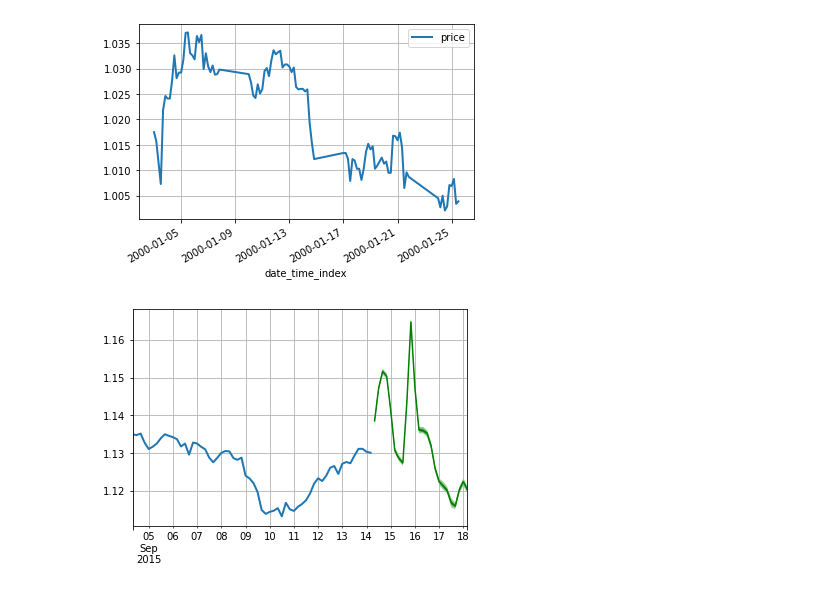
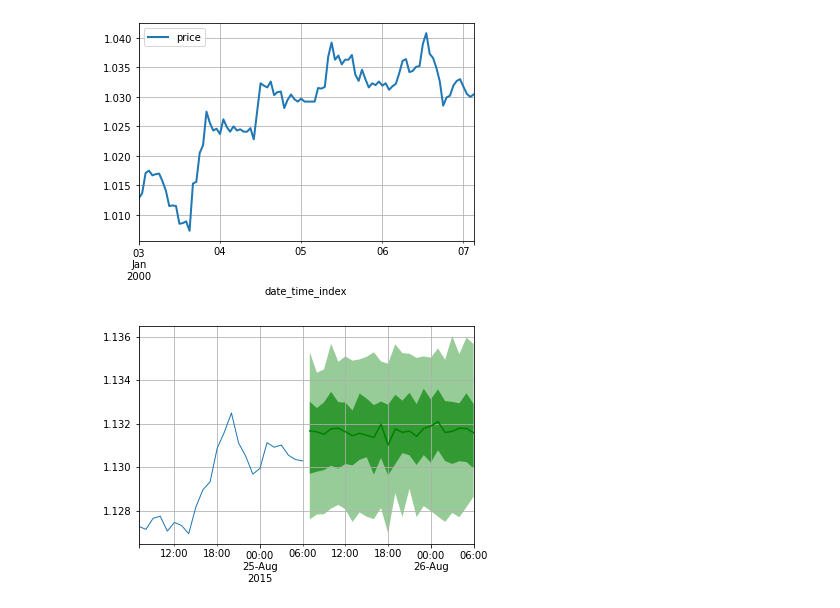
Before and after one commit to gomlfx/ApiaryFund_, a Jupyter notebook: GluonTS_1_2_deep_factor.ipynb, the cells around one changed output. Cells and saved outputs as stored; diff of their text form; code cells hidden in the pictures.

```diff
--- a/GluonTS_1_2_deep_factor.ipynb
+++ b/GluonTS_1_2_deep_factor.ipynb
@@ -25,7 +25,7 @@ Requirement already satisfied: kiwisolver>=1.0.1 in /usr/local/lib/python3.7/dis
 Requirement already satisfied: pytz>=2017.3 in /usr/local/lib/python3.7/dist-packages (from pandas~=1.0->gluonts) (2018.9)
 # %%
-#metatrader 5 history file an timeframe is ok
-df = pd.read_csv('/content/EURUSD_H4_200001030000_202202030000.csv')
+#metatrader 5 history file any timeframe is ok
+df = pd.read_csv('/content/EURUSD_H1_200001030000_202202031200.csv')
 # %%
 #split mt5 into columns
 df.columns=['header']
@@ -114,15 +114,15 @@ df2[:100].plot(linewidth=2)
 plt.grid(which='both')
 plt.show()
 # %% [output]
-[figure, old version]
+[figure, new version]
 # %%
 #import Gluon
 from gluonts.dataset.common import ListDataset
 # %%
 #choose data range to train
 training_data = ListDataset(
-    [{"start": df2.index[0], "target": df2.price["2000-01-01 01:00:00":"2022-02-03 00:00:00"]}],
-    freq = "4H"
+    [{"start": df2.index[0], "target": df2.price["2021-01-01 00:00:00":"2022-02-03 00:00:00"]}],
+    freq = "1H"
     )
 # %%
 #import model
@@ -137,26 +137,26 @@ from gluonts.model.deepstate import DeepStateEstimator
 from gluonts.mx.trainer import Trainer
 # %%
 #train model
-#estimator = DeepFactorEstimator(freq="4H", prediction_length=24, batch_size=24, trainer=Trainer(epochs=5, num_batches_per_epoch=5000))
-estimator = DeepFactorEstimator(freq="4H", prediction_length=24, trainer=Trainer())
+estimator = DeepFactorEstimator(freq="1H", prediction_length=24, batch_size=24, num_hidden_global=1000,num_layers_global=10, trainer=Trainer(epochs=10, num_batches_per_epoch=10))
+#estimator = DeepFactorEstimator(freq="1H", prediction_length=24, trainer=Trainer())
 
 predictor = estimator.train(training_data=training_data)
 # %%
 #choose data range to predict
 test_data = ListDataset(
     [{"start": df2.index[0], "target": df2.price[:"2022-02-03 00:00:00"]}],
-    freq = "4H"
+    freq = "1H"
 )
 # %%
 #plot prediction graph
 from gluonts.dataset.util import to_pandas
 
 for test_entry, forecast in zip(test_data, predictor.predict(test_data)):
-    to_pandas(test_entry)[-60:].plot(linewidth=2)
+    to_pandas(test_entry)[-24:].plot(linewidth=1)
     forecast.plot(color='g', prediction_intervals=[50.0, 90.0])
 plt.grid(which='both')
 # %% [output]
-[figure, old version]
+[figure, new version]
 # %%
 from gluonts.evaluation import make_evaluation_predictions
 # %%
```
Also changed, not shown: parts of 7 cells of this notebook.
